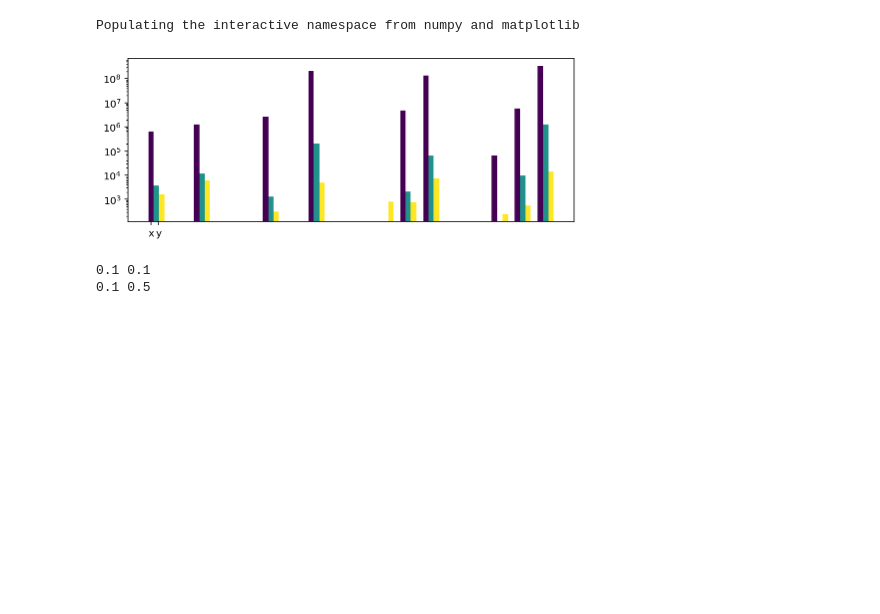
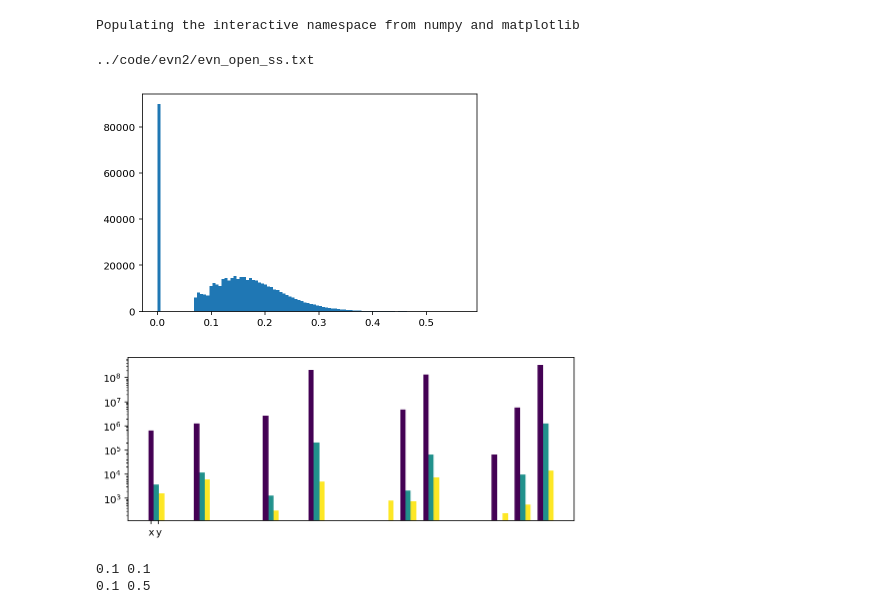
Before and after one commit to YihanWangAstro/planet-app, a Jupyter notebook: process/planet-app.ipynb, the cells around one changed output. Cells and saved outputs as stored; diff of their text form; code cells hidden in the pictures; blank space fills up the shorter version.

```diff
--- a/process/planet-app.ipynb
+++ b/process/planet-app.ipynb
@@ -148,6 +148,9 @@ def load_data(fname, os, objname):
 
     if 'ss-orbit-s' and 'ss-orbit-e' in os:
         dic.update(load_orbit(data[:,os['ss-orbit-s']:os['ss-orbit-e']],'ss-orbit-'))
+
+    if 'b_max' in os:
+        dic.update({'b_max': data[:, os['b_max'] ]})
 
     return dic
 
@@ -842,12 +903,12 @@ def v_dist_sigma(df):
 # %%
-ss_idx = {'incident-orbit-s' : 40, 'incident-orbit-e':48, 'post-s':1, 'post-e':32}
+ss_idx = {'incident-orbit-s' : 40, 'incident-orbit-e':48, 'post-s':1, 'post-e':32, 'b_max':48}
 
 ss_names = ['s','j', 's1']
 
 ss_pairs = [('s','j'), ('s','s1'), ('s1','j')]
 
 
-sb_idx = {'incident-orbit-s' : 50, 'incident-orbit-e':58, 'post-s':1, 'post-e':42}
+sb_idx = {'incident-orbit-s' : 50, 'incident-orbit-e':58, 'post-s':1, 'post-e':42, 'b_max':66}
 
 sb_names = ['s','j', 's1', 's2']
 
@@ -855,7 +916,7 @@ sb_pairs = [('s','j'), ('s','s1'),('s','s2'), ('s1','j'),('s2','j'),('s1','s2')]
 
 
 
-bs_idx = {'incident-orbit-s' : 50, 'incident-orbit-e':58, 'post-s':1, 'post-e':42}
+bs_idx = {'incident-orbit-s' : 50, 'incident-orbit-e':58, 'post-s':1, 'post-e':42, 'b_max':66}
 
 bs_names = ['s','sb', 'j', 's1']
 
@@ -863,47 +924,50 @@ bs_pairs = [('s','j'), ('s','s1'),('s','sb'), ('s1','j'),('sb','j'),('s1','sb')]
 
 
 
-bb_idx = {'incident-orbit-s' : 60, 'incident-orbit-e':68, 'post-s':1, 'post-e':52}
+bb_idx = {'incident-orbit-s' : 60, 'incident-orbit-e':68, 'post-s':1, 'post-e':52, 'b_max':84}
 
 bb_names = ['s','sb', 'j', 's1','s2']
 
 bb_pairs = [('s','j'), ('s','s1'),('s','sb'), ('s1','j'),('sb','j'),('sb','s1'),('s','s2'),('s2','j'),('s1','s2'),('sb','s2')]
 
-prefix = '../code/evn/evn'
+prefix = '../code/evn2/evn'
 
 ext ='.txt'
 
-evns =['_open_', '_globular_', '_field_']
+evns =['_open_'] #['_open_', '_globular_', '_field_']
 
-tp = ['ss', 'sb', 'bs', 'bb']
+tp = ['ss']#['ss', 'sb', 'bs', 'bb']
 
 names = [ss_names, sb_names, bs_names, bb_names]
 
 idxs = [ss_idx, sb_idx, bs_idx, bb_idx]
 
 pairs = [ss_pairs, sb_pairs, bs_pairs, bb_pairs]
 
 evn_v = [0.1*KMS, 5*KMS, 30*KMS]
 
 ajs = [1*AU, 0.1*AU, 1*AU]
 
 stats = []
 for evn, v, aj in zip(evns, evn_v, ajs):
     for t, name, idx, pair in zip(tp, names, idxs, pairs):
         fname = prefix + evn + t + ext
         print(fname)
         df = pd.DataFrame(post_process(fname, idx, name, pair))
 
         if t == 'ss':
-            s = get_ss_final_data(df, v, aj)
+            s = v_dist_sigma(df)
         elif t == 'sb':
             s = get_sb_final_data(df, v, aj)
         elif t == 'bs':
             s = get_bs_final_data(df, v, aj)
         elif t == 'bb':
             s = get_bb_final_data(df, v, aj)
 
         stats.append(s)
+# %% [output]
+../code/evn2/evn_open_ss.txt
+[figure, added]
 # %%
 evn_ss_df = pd.read_csv('evn-ss.csv', skipinitialspace=True)
 evn_bs_df = pd.read_csv('evn-bs.csv', skipinitialspace=True)
```
Also changed, not shown: parts of 2 cells of this notebook, 1 other file.
